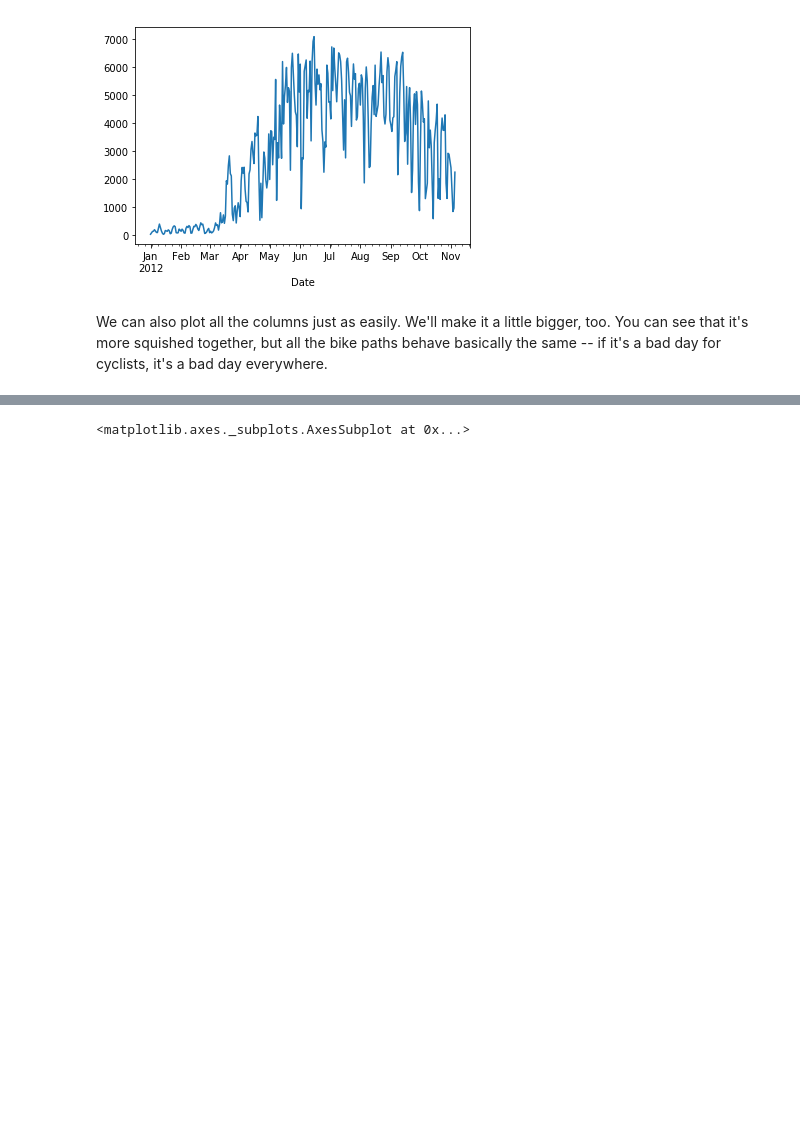
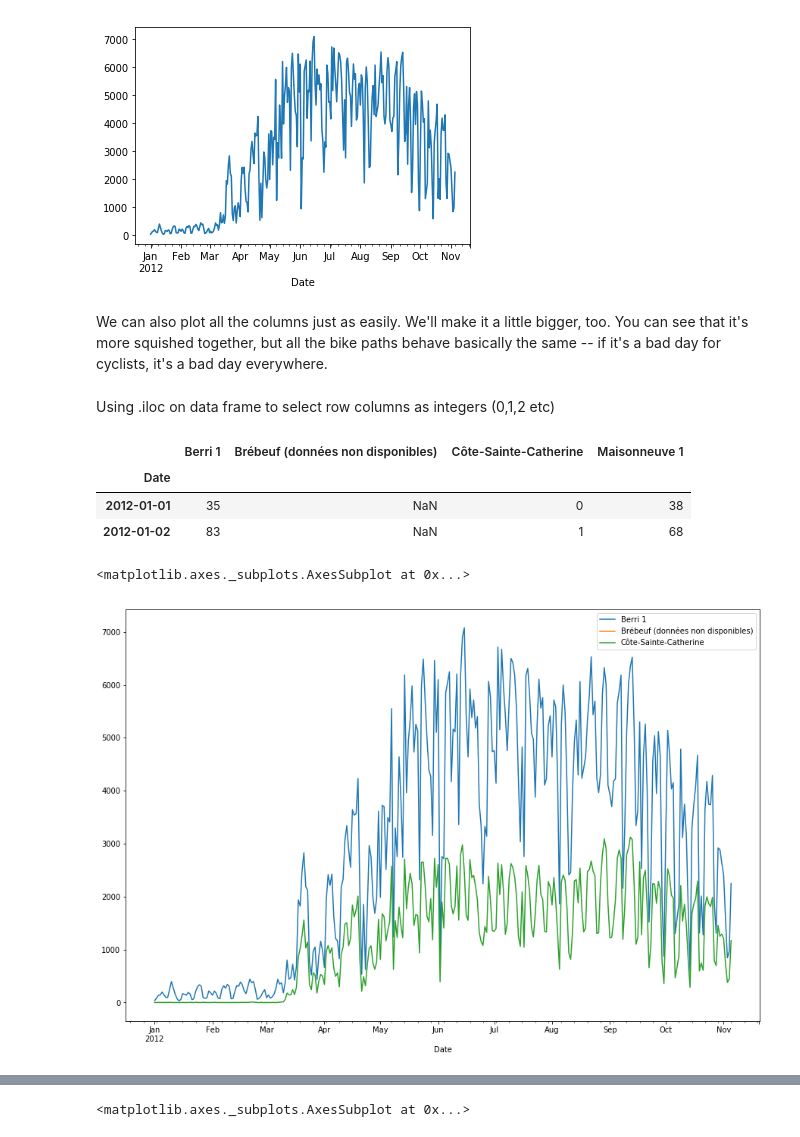
Before and after one commit to hemangbehl/CMPE-255-Fa18-Data_Mining_updated, a Jupyter notebook: Activity-data-1.ipynb, the cells around one changed output, grey strips where cells are left out. Saved outputs shown, nothing was run; the diff lists cells and outputs as text; code cells hidden in the pictures; blank space fills up the shorter version.

```diff
--- a/Activity-data-1.ipynb
+++ b/Activity-data-1.ipynb
@@ -83,3 +84,19 @@ fixed_df['Berri 1'].plot()
 # %% [markdown]
 We can also plot all the columns just as easily. We'll make it a little bigger, too.
 You can see that it's more squished together, but all the bike paths behave basically the same -- if it's a bad day for cyclists, it's a bad day everywhere.
+# %% [markdown]
+Using .iloc on data frame to select row columns as integers (0,1,2 etc)
+# %%
+#fixed_df[['Berri 1','Côte-Sainte-Catherine']].plot()
+#fixed_df.iloc[0:2,0:3]
+fixed_df.iloc[0:2,0:4] #here 0:2 excludes the last element (2)
+# %% [output]
+|  | Berri 1 | Brébeuf (données non disponibles) | Côte-Sainte-Catherine | Maisonneuve 1 |
+| Date |  |  |  |  |
+| 2012-01-01 | 35 | NaN | 0 | 38 |
+| 2012-01-02 | 83 | NaN | 1 | 68 |
+# %%
+fixed_df.iloc[:,0:3].plot(figsize=(15, 10))   #all rows, 0 to 3 columns i.e. 0,1,2 (#3 is excluded)
+# %% [output]
+<matplotlib.axes._subplots.AxesSubplot at 0x...>
+[figure, added]
```
Also changed, not shown: parts of 3 cells of this notebook, 10 other files.
